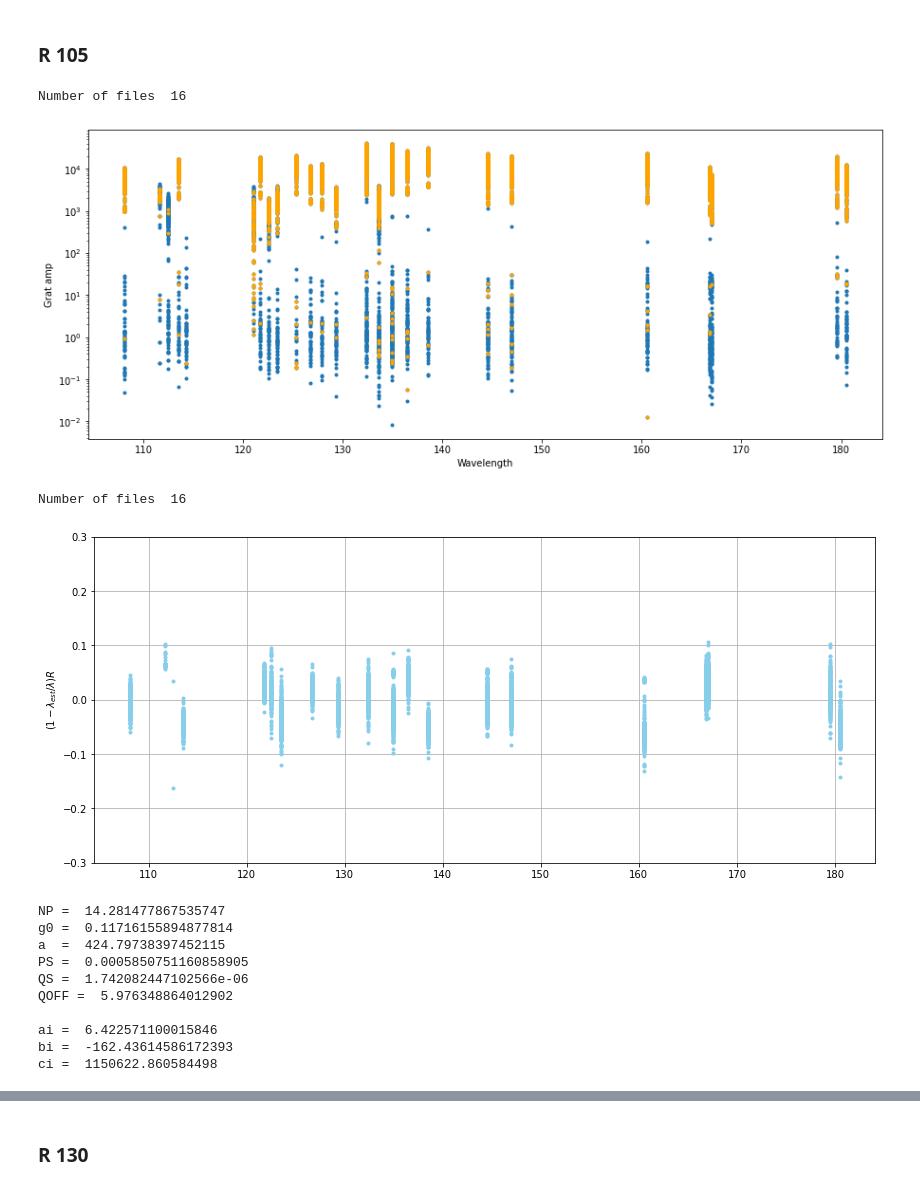
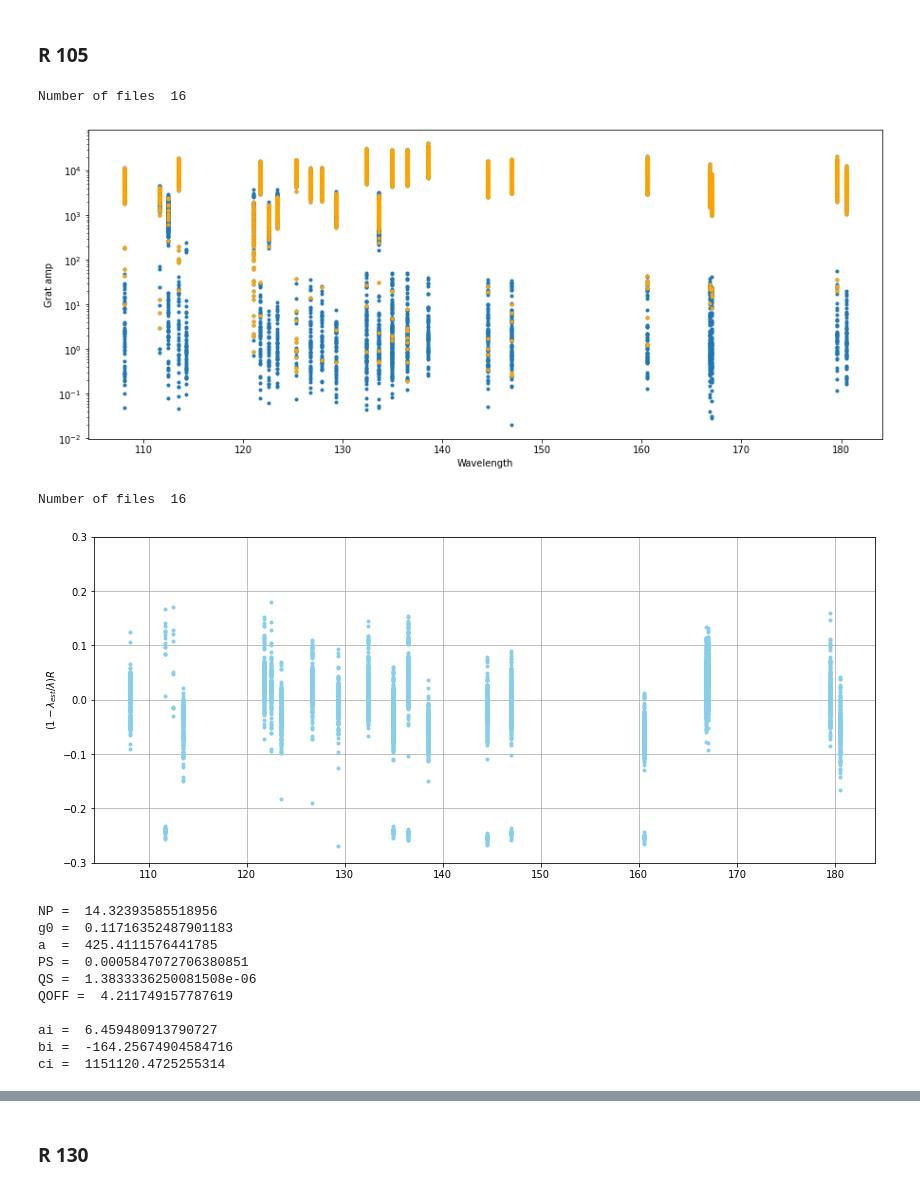
Before and after one commit to darioflute/fifipy, a Jupyter notebook: notebooks/wavcal_OC9I.ipynb, the cells around one changed output, grey strips where cells are left out. Cells and saved outputs as stored; diff of their text form; code cells hidden in the pictures.

```diff
--- a/notebooks/wavcal_OC9I.ipynb
+++ b/notebooks/wavcal_OC9I.ipynb
@@ -246,7 +244,7 @@ from fifipy.wavecal import selectFiles
 from fifipy.wavecal import computeWavCalTot
 from fifipy.wavecal import plotQualityFit
 
-rootdir = '/home/dario/FIFI-LS/Calibration/OC8M/wavcal/Reduced/'
+rootdir = '/home/dario/FIFI-LS/Calibration/OC9I/wavcal/Reduced/'
 channel = 'R'
 order = '1'
 dichroic = '105'
@@ -255,46 +253,46 @@ fig = plt.subplots(figsize=(15,6))
 plt.plot(wavepos, gratamp,'.')
 idx = (gerrpos < 100)
 plt.plot(wavepos[idx], gratamp[idx],'.',color='orange')
 plt.ylabel('Grat amp')
 plt.xlabel('Wavelength')
 plt.yscale('log')
 plt.show()
 
 # Total fit
 channel = 'R'
 order = 1
 dichroic = 105
 idx = (gratamp > 80) & (gerrpos < 150) & (waveok == 1)
 out = computeWavCalTot(pixel[idx], modules[idx], wavepos[idx], gratpos[idx], channel, order, dichroic)
 g0,NP,a,ai,bi,ci,PS,QOFF,QS = out
 plotQualityFit(rootdir, 'R', '105', g0, NP, a, ai, bi, ci, PS, QS, QOFF)
 
 # Printout variables
 print('NP = ', NP)
 print('g0 = ', g0)
 print('a  = ', a)
 print('PS = ', PS)
 print('QS = ', QS)
 print('QOFF = ', QOFF)
 print('')
 print('ai = ',ai)
 print('bi = ',bi)
 print('ci = ',ci)
 # %% [output]
 Number of files  16
-[figure, old version]
+[figure, new version]
 Number of files  16
-[figure, old version]
+[figure, new version]
-NP =  14.281477867535747
-g0 =  0.11716155894877814
-a  =  424.79738397452115
-PS =  0.0005850751160858905
-QS =  1.742082447102566e-06
-QOFF =  5.976348864012902
+NP =  14.32393585518956
+g0 =  0.11716352487901183
+a  =  425.4111576441785
+PS =  0.0005847072706380851
+QS =  1.3833336250081508e-06
+QOFF =  4.211749157787619
 
-ai =  6.422571100015846
-bi =  -162.43614586172393
-ci =  1150622.860584498
+ai =  6.459480913790727
+bi =  -164.25674904584716
+ci =  1151120.4725255314
 # %%
 import numpy as np
 from fifipy.wavecal import computeWavCal
```
Also changed, not shown: parts of 18 cells of this notebook, 4 other files.
